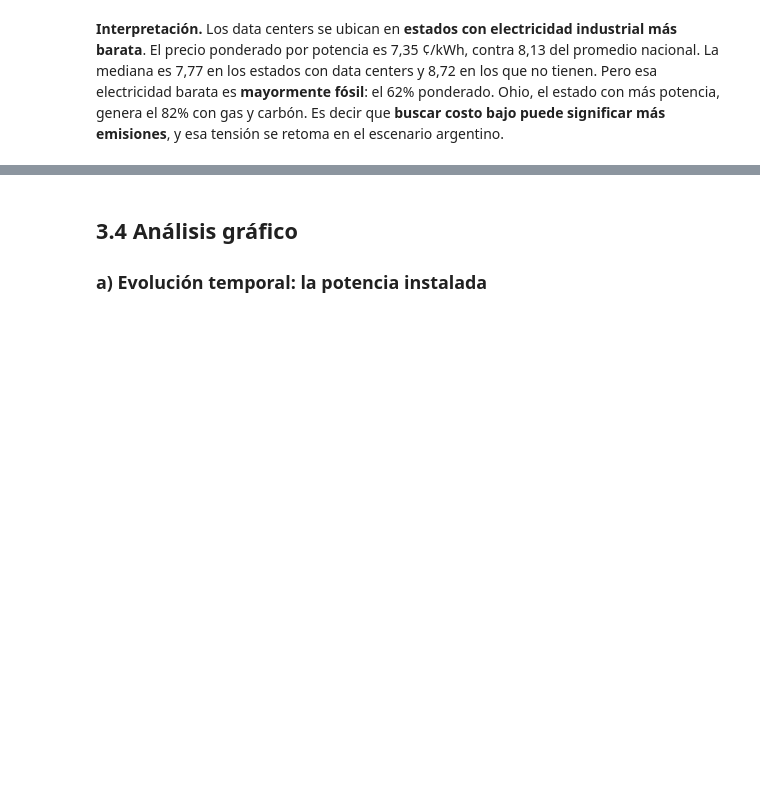
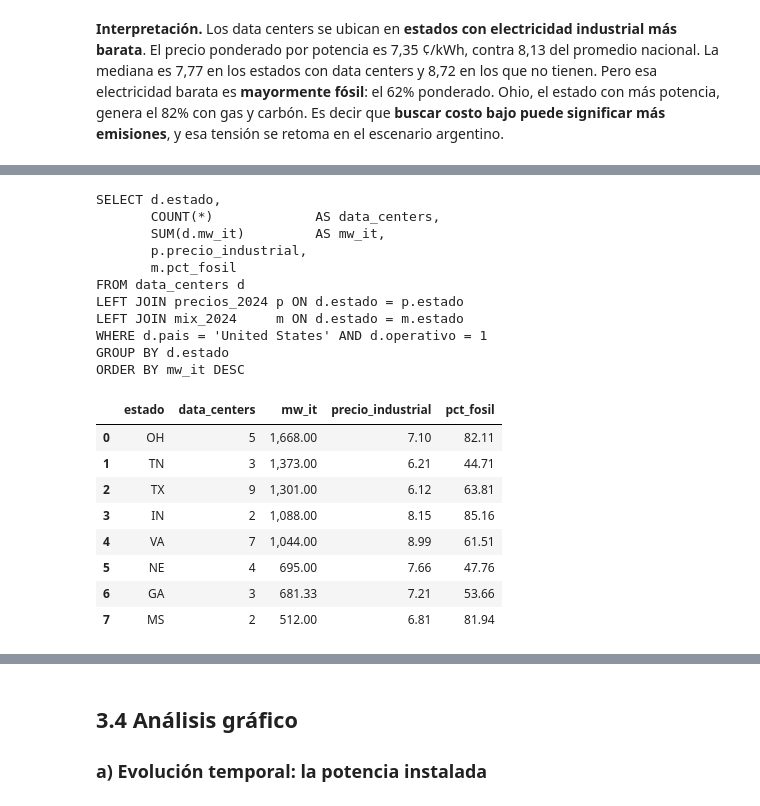
Before and after one commit to Datso653/datacenters-ia, a Jupyter notebook: notebooks/analisis_datacenters.ipynb, the cells around one changed output, grey strips where cells are left out. Cells and saved outputs as stored; diff of their text form; code cells hidden in the pictures; blank space fills up the shorter version.

```diff
--- a/notebooks/analisis_datacenters.ipynb
+++ b/notebooks/analisis_datacenters.ipynb
@@ -333,0 +358,7 @@ Precio industrial ponderado por MW de data centers: 7.35 ¢/kWh
+# %%
+from src import cruces
+
+# ¿Qué pasa si se intenta cruzar clusters con OWID SIN normalizar los nombres de país?
+clusters_crudo = carga.cargar_gpu_clusters()
+intensidad_2024 = carga.cargar_intensidad_carbono().query("anio == 2024")[["pais", "gco2_kwh"]]
+cruces.reporte_cruce(clusters_crudo, intensidad_2024, "pais", ("clusters", "OWID"))
@@ -333,0 +373,8 @@ Precio industrial ponderado por MW de data centers: 7.35 ¢/kWh
+# %%
+# Después de normalizar: el cruce queda completo
+clusters_norm = clusters_crudo.assign(pais=tr.normalizar_pais(clusters_crudo["pais"]))
+display(cruces.reporte_cruce(clusters_norm, intensidad_2024, "pais", ("clusters", "OWID")))
+
+# Y el cruce por estado: data centers de EE.UU. contra la tabla de precios de la EIA
+dc_eeuu = dc.query("pais == 'United States'")
+display(cruces.reporte_cruce(dc_eeuu, precios_2024, "estado", ("data centers EE.UU.", "EIA")))
@@ -333,0 +400,36 @@ Precio industrial ponderado por MW de data centers: 7.35 ¢/kWh
+# %%
+demanda_2024_tabla = carga.cargar_demanda_electrica().query("anio == 2024")[["pais", "demanda_twh"]]
+
+con = cruces.crear_base({
+    "data_centers":    dc[["nombre", "pais", "estado", "duenio", "operativo", "mw_it", "h100e"]],
+    "timelines":       tl[["nombre", "fecha", "mw_it", "mw_total"]],
+    "precios_2024":    precios_2024[["estado", "precio_industrial", "precio_comercial"]],
+    "mix_2024":        mix_2024,
+    "clusters":        clusters_norm[["nombre", "pais", "mw", "h100e"]],
+    "intensidad_2024": intensidad_2024,
+    "demanda_2024":    demanda_2024_tabla,
+})
+print(cruces.CONSULTA_ESTADOS)
+estados_sql = cruces.sql(con, cruces.CONSULTA_ESTADOS)
+estados_sql.head(8)
+# %% [output]
+SELECT d.estado,
+       COUNT(*)             AS data_centers,
+       SUM(d.mw_it)         AS mw_it,
+       p.precio_industrial,
+       m.pct_fosil
+FROM data_centers d
+LEFT JOIN precios_2024 p ON d.estado = p.estado
+LEFT JOIN mix_2024     m ON d.estado = m.estado
+WHERE d.pais = 'United States' AND d.operativo = 1
+GROUP BY d.estado
+ORDER BY mw_it DESC
+|  | estado | data_centers | mw_it | precio_industrial | pct_fosil |
+| 0 | OH | 5 | 1,668.00 | 7.10 | 82.11 |
+| 1 | TN | 3 | 1,373.00 | 6.21 | 44.71 |
+| 2 | TX | 9 | 1,301.00 | 6.12 | 63.81 |
+| 3 | IN | 2 | 1,088.00 | 8.15 | 85.16 |
+| 4 | VA | 7 | 1,044.00 | 8.99 | 61.51 |
+| 5 | NE | 4 | 695.00 | 7.66 | 47.76 |
+| 6 | GA | 3 | 681.33 | 7.21 | 53.66 |
+| 7 | MS | 2 | 512.00 | 6.81 | 81.94 |
```
Also changed, not shown: parts of 7 cells of this notebook, 5 other files.
